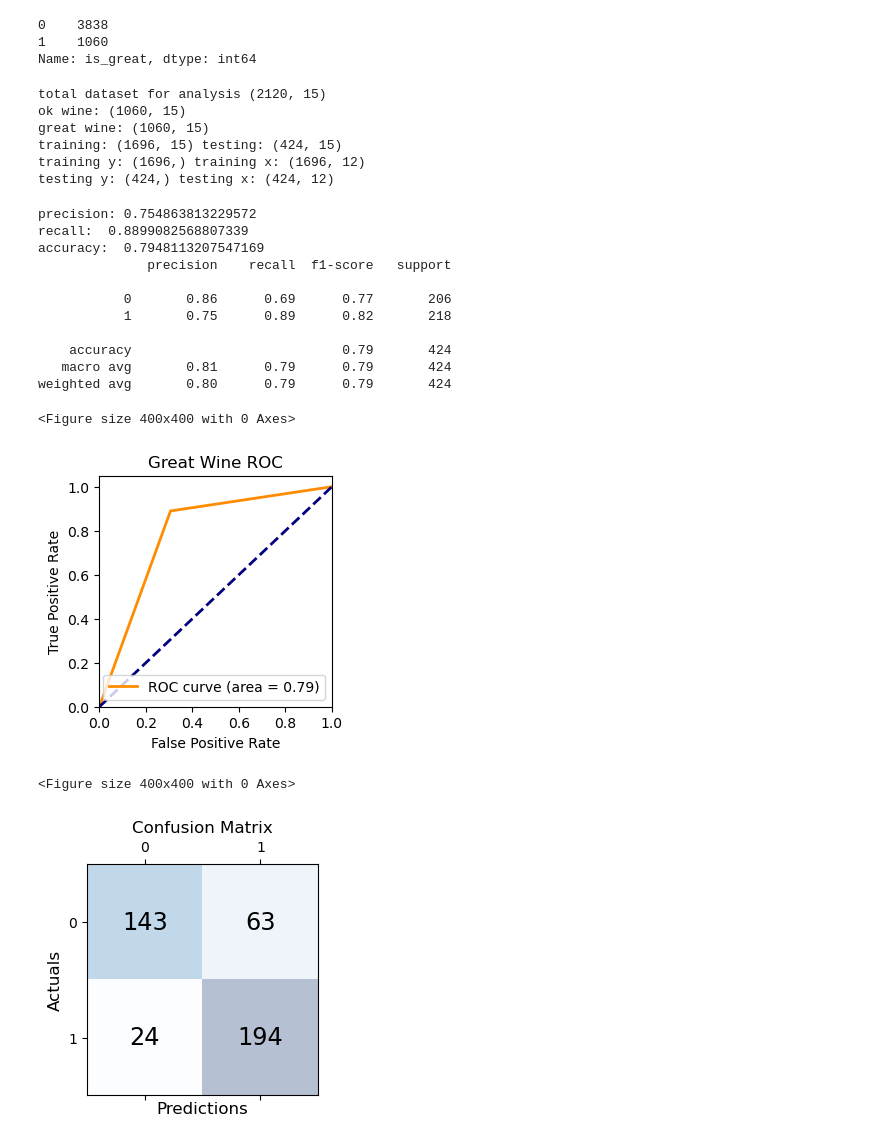
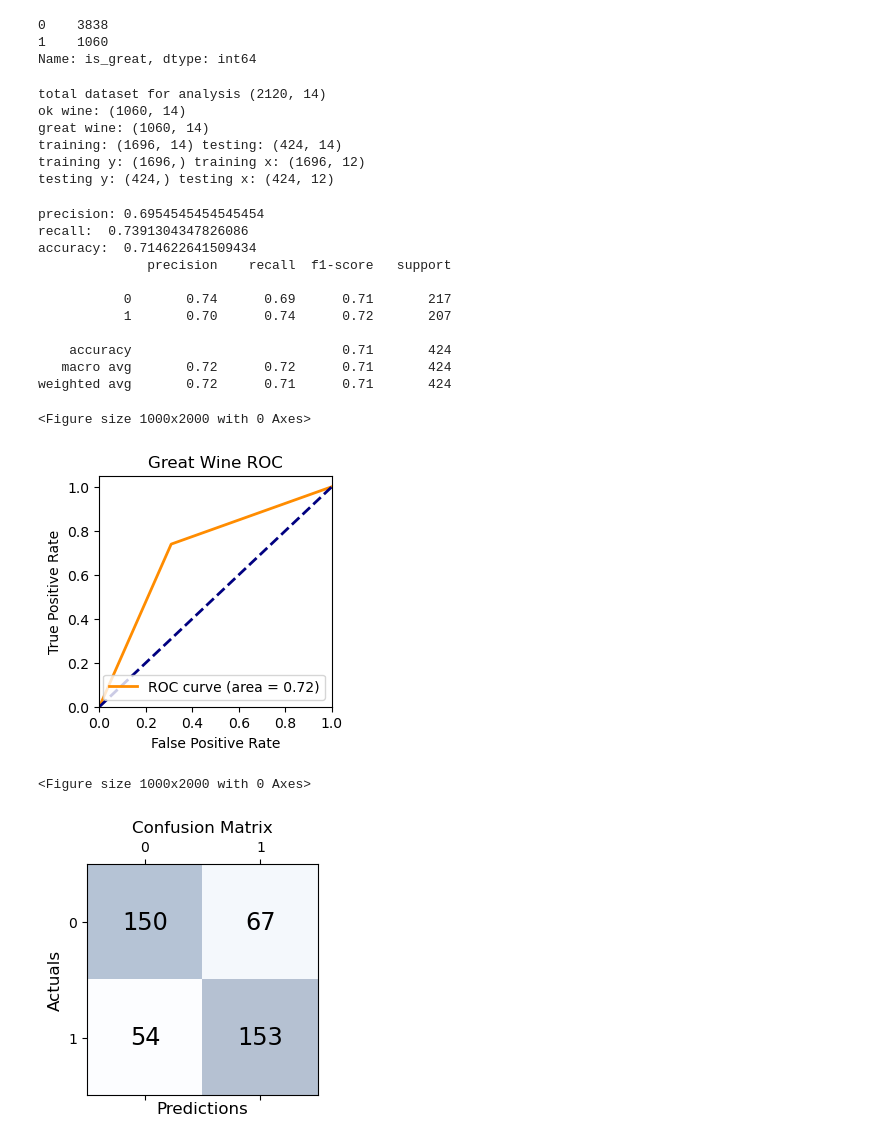
Before and after one commit to mgribov/msds-supervised-learning-final, a Jupyter notebook: Analyzing White Vinho Verde.ipynb, the cells around one changed output. Drawn from its saved outputs; the diff is of its cells as text; code cells hidden in the pictures.

```diff
--- a/Analyzing White Vinho Verde.ipynb
+++ b/Analyzing White Vinho Verde.ipynb
@@ -242,18 +243,18 @@ print('training:', X_train.shape, 'testing:', X_test.shape)
 
 # split the dependent vars from independent
 train_y = X_train['is_great'].values
-train_X = X_train.drop(['is_great', 'score', 'score2'], axis=1).values
+train_X = X_train.drop(['is_great', 'score'], axis=1).values
 
 test_y = X_test['is_great'].values
-test_X = X_test.drop(['is_great', 'score', 'score2'], axis=1).values
+test_X = X_test.drop(['is_great', 'score'], axis=1).values
 
 print('training y:', train_y.shape, 'training x:', train_X.shape)
 print('testing y:', test_y.shape, 'testing x:', test_X.shape)
 # %% [output]
-total dataset for analysis (2120, 15)
-ok wine: (1060, 15)
-great wine: (1060, 15)
-training: (1696, 15) testing: (424, 15)
+total dataset for analysis (2120, 14)
+ok wine: (1060, 14)
+great wine: (1060, 14)
+training: (1696, 14) testing: (424, 14)
 training y: (1696,) training x: (1696, 12)
 testing y: (424,) testing x: (424, 12)
 # %%
@@ -318,42 +319,42 @@ def run_metrics(test_y, yhat):
 # %%
 from sklearn.neighbors import KNeighborsClassifier
 
 clf = KNeighborsClassifier(n_neighbors=3)
 clf.fit(train_X, train_y)
-yhat = knn.predict(test_X)
+yhat = clf.predict(test_X)
 
 # metrics
 print('precision:', precision_score(test_y, yhat))
 print('recall: ', recall_score(test_y, yhat))
 print('accuracy: ', accuracy_score(test_y, yhat))
 print(classification_report(test_y, yhat))
 
 # roc
 fpr, tpr, thresholds = roc_curve(test_y, yhat)
 roc_auc = auc(fpr, tpr)
 roc_plot = plot_roc(roc_auc)
 roc_plot.show()
 
 # confusion matrix
 conf_matrix = confusion_matrix(test_y, yhat)
 mat = plot_conf_mat(conf_matrix)
 mat.show()
 # %% [output]
-precision: 0.754863813229572
-recall:  0.8899082568807339
-accuracy:  0.7948113207547169
+precision: 0.6954545454545454
+recall:  0.7391304347826086
+accuracy:  0.714622641509434
               precision    recall  f1-score   support
 
-           0       0.86      0.69      0.77       206
-           1       0.75      0.89      0.82       218
+           0       0.74      0.69      0.71       217
+           1       0.70      0.74      0.72       207
 
-    accuracy                           0.79       424
-   macro avg       0.81      0.79      0.79       424
-weighted avg       0.80      0.79      0.79       424
+    accuracy                           0.71       424
+   macro avg       0.72      0.72      0.71       424
+weighted avg       0.72      0.71      0.71       424
-<Figure size 400x400 with 0 Axes>
+<Figure size 1000x2000 with 0 Axes>
-[figure, old version]
+[figure, new version]
-<Figure size 400x400 with 0 Axes>
+<Figure size 1000x2000 with 0 Axes>
-[figure, old version]
+[figure, new version]
 # %%
 from sklearn.svm import SVC
 clf = SVC()
```
Also changed, not shown: parts of 16 cells of this notebook.
